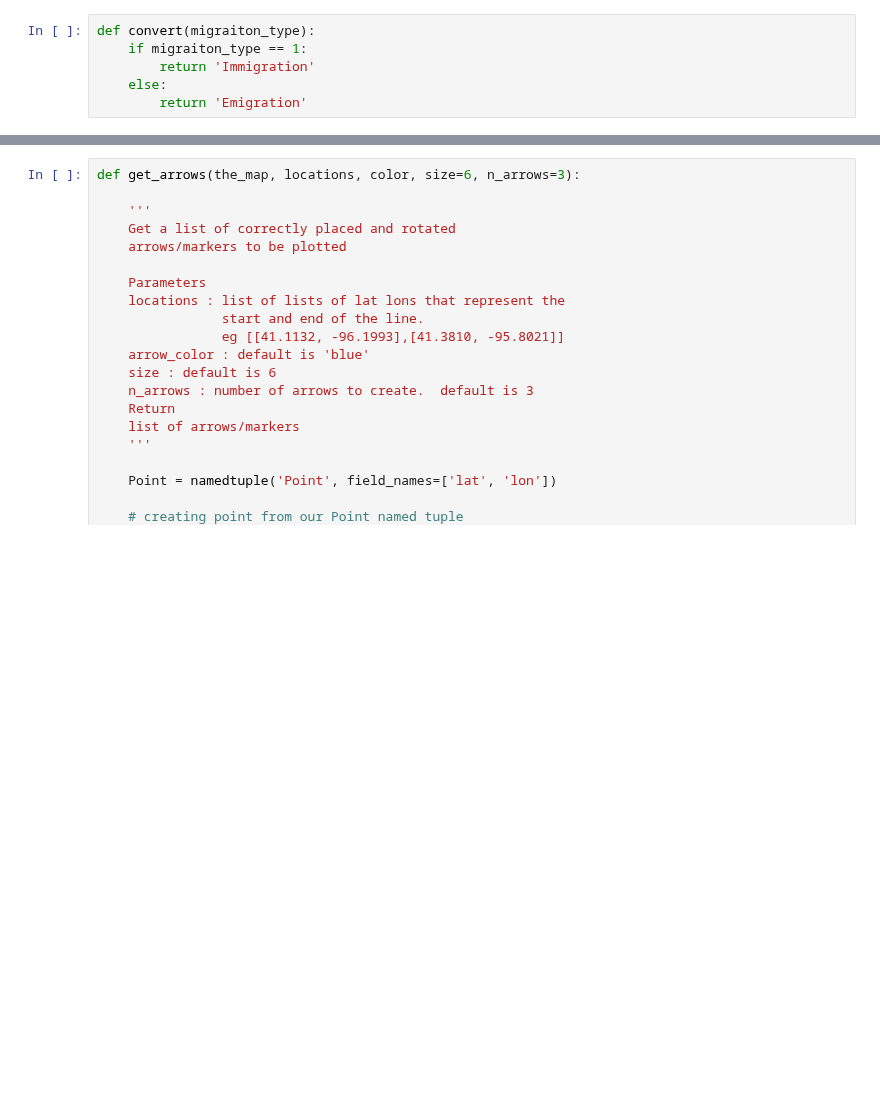
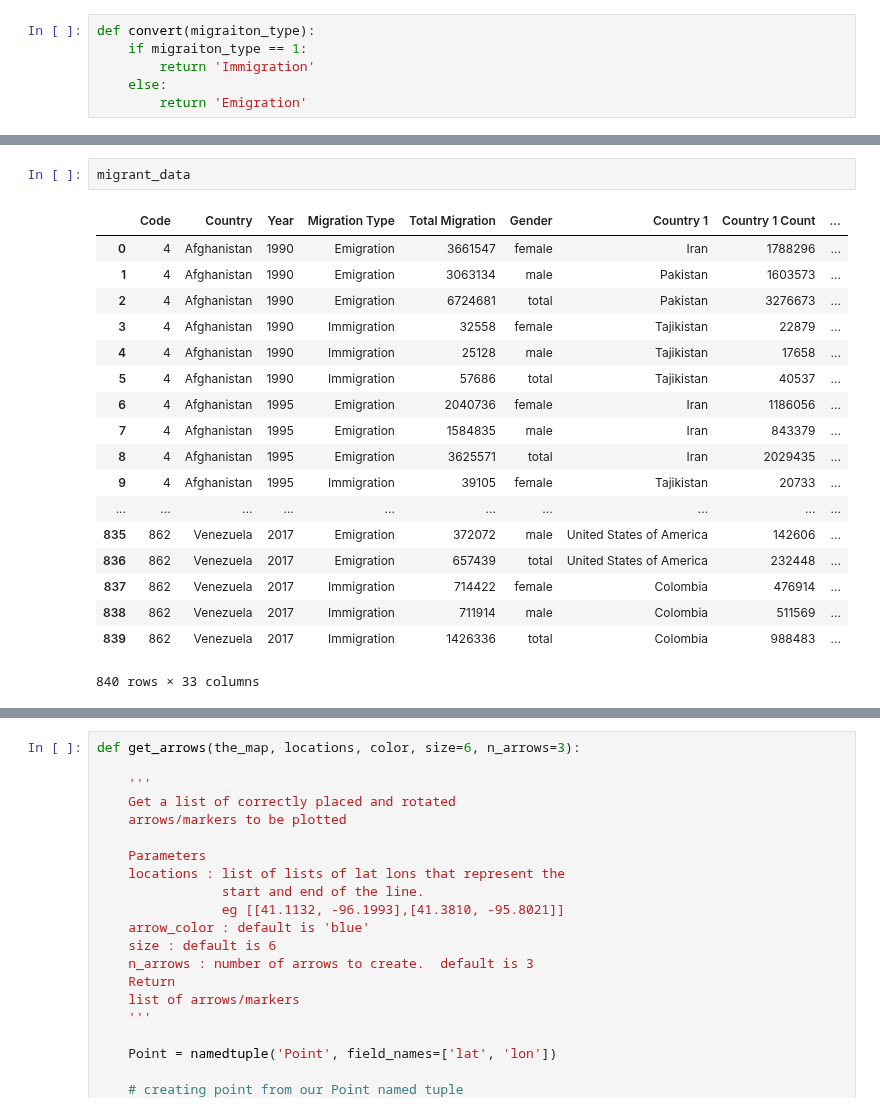
Before and after one commit to ds-modules/IAS-150, a Jupyter notebook: development/IAS-150_graphing_official.ipynb, the cells around one changed output, grey strips where cells are left out. Saved outputs shown, nothing was run; the diff lists cells and outputs as text; blank space fills up the shorter version.

```diff
--- a/development/IAS-150_graphing_official.ipynb
+++ b/development/IAS-150_graphing_official.ipynb
@@ -79,4 +96,25 @@ def extract_top_5(migrant_data, country, gender, year, migration_type, log=False
         rank += 1
 
     return [country_dict, bar_graph_table]
+# %%
+migrant_data
+# %% [output]
+|  | Code | Country | Year | Migration Type | Total Migration | Gender | Country 1 | Country 1 Count | ... |
+| 0 | 4 | Afghanistan | 1990 | Emigration | 3661547 | female | Iran | 1788296 | ... |
+| 1 | 4 | Afghanistan | 1990 | Emigration | 3063134 | male | Pakistan | 1603573 | ... |
+| 2 | 4 | Afghanistan | 1990 | Emigration | 6724681 | total | Pakistan | 3276673 | ... |
+| 3 | 4 | Afghanistan | 1990 | Immigration | 32558 | female | Tajikistan | 22879 | ... |
+| 4 | 4 | Afghanistan | 1990 | Immigration | 25128 | male | Tajikistan | 17658 | ... |
+| 5 | 4 | Afghanistan | 1990 | Immigration | 57686 | total | Tajikistan | 40537 | ... |
+| 6 | 4 | Afghanistan | 1995 | Emigration | 2040736 | female | Iran | 1186056 | ... |
+| 7 | 4 | Afghanistan | 1995 | Emigration | 1584835 | male | Iran | 843379 | ... |
+| 8 | 4 | Afghanistan | 1995 | Emigration | 3625571 | total | Iran | 2029435 | ... |
+| 9 | 4 | Afghanistan | 1995 | Immigration | 39105 | female | Tajikistan | 20733 | ... |
+| ... | ... | ... | ... | ... | ... | ... | ... | ... | ... |
+| 835 | 862 | Venezuela | 2017 | Emigration | 372072 | male | United States of America | 142606 | ... |
+| 836 | 862 | Venezuela | 2017 | Emigration | 657439 | total | United States of America | 232448 | ... |
+| 837 | 862 | Venezuela | 2017 | Immigration | 714422 | female | Colombia | 476914 | ... |
+| 838 | 862 | Venezuela | 2017 | Immigration | 711914 | male | Colombia | 511569 | ... |
+| 839 | 862 | Venezuela | 2017 | Immigration | 1426336 | total | Colombia | 988483 | ... |
+840 rows × 33 columns
 # %%
```
Also changed, not shown: parts of 14 cells of this notebook, 5 other files.
